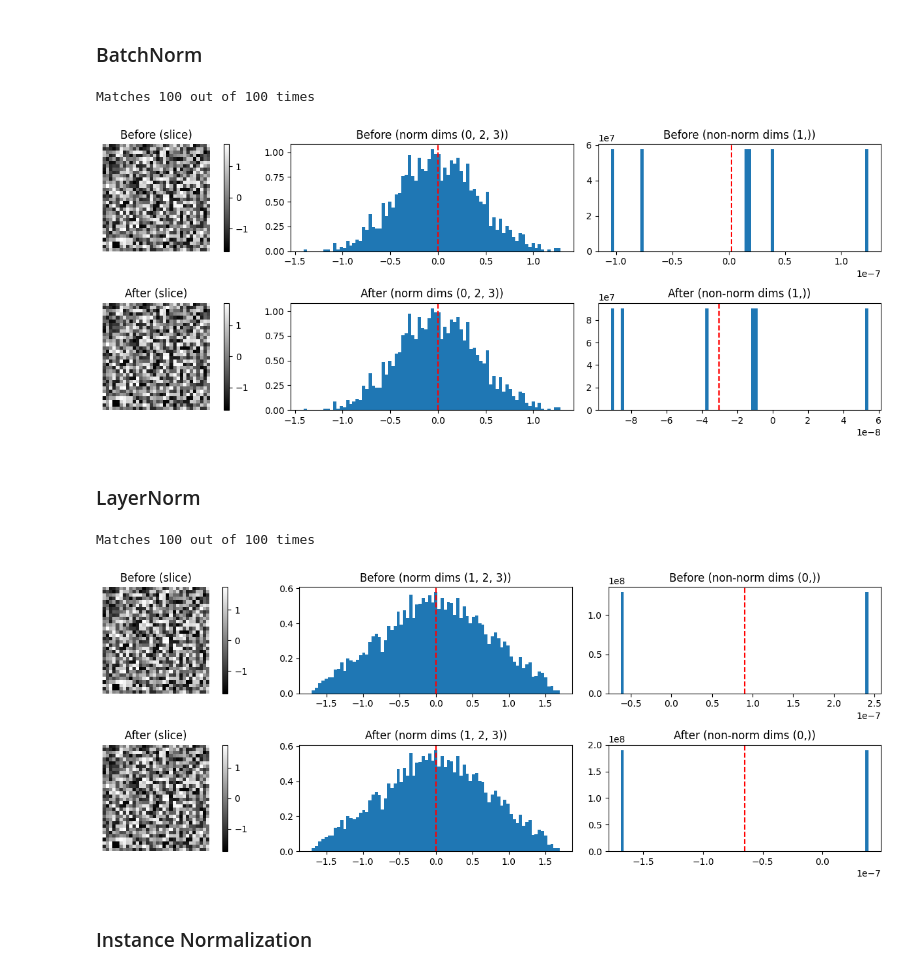
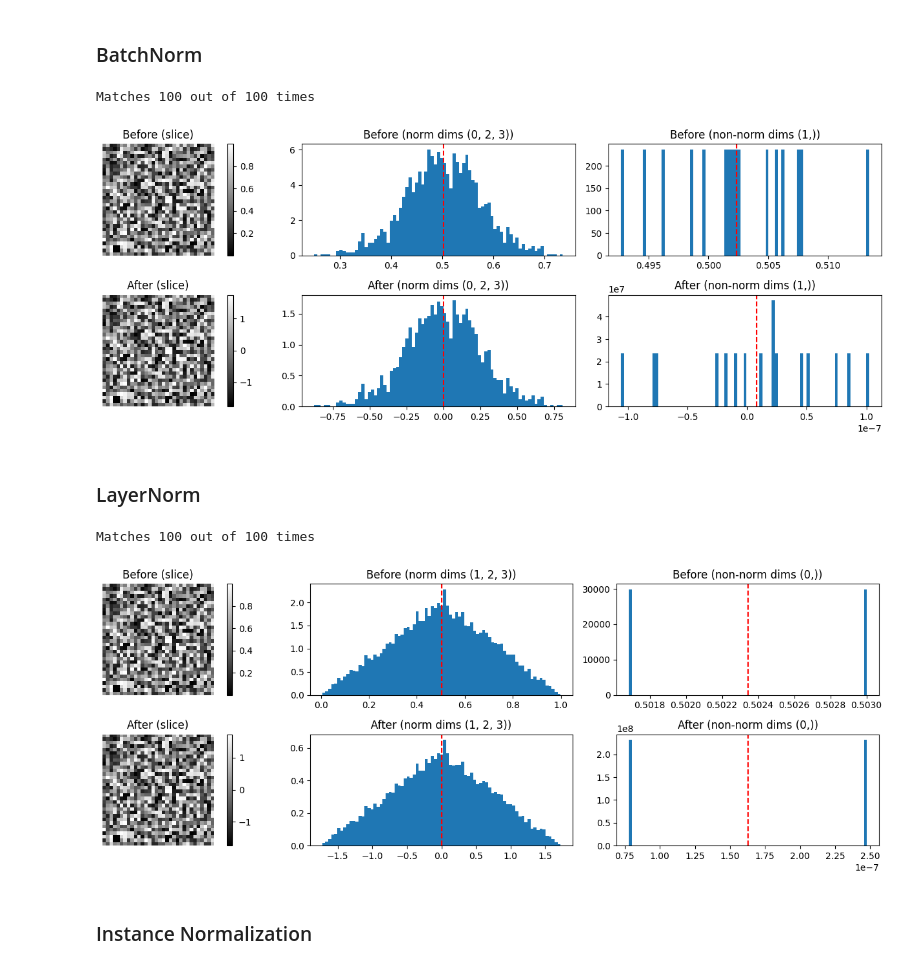
Before and after one commit to mohanen/deep-learning-blueprint, a Jupyter notebook: NormalizationLayers.ipynb, the cells around one changed output. Cells and saved outputs as stored; diff of their text form; code cells hidden in the pictures.

```diff
--- a/NormalizationLayers.ipynb
+++ b/NormalizationLayers.ipynb
@@ -18,6 +18,7 @@ import torch
 import torch.nn as nn
 
 torch.manual_seed(0)
+B, C, H, W = 2, 16, 32, 32
 
 def visualize_norm_effect(before, after, norm_dims):
     """
@@ -96,14 +97,13 @@ def match_with_torch(torchNorm, customNorm):
     pass_count = 0
     # check for given iterations and print pass percentage
     for i in range(checks):
-        x = torch.rand(2, 6, 32, 32)
+        x = torch.rand(B, C, H, W)
         if torch.allclose(torchNorm(x), customNorm(x), rtol=1e-5, atol=1e-6):
             pass_count += 1
     print(f"Matches {pass_count} out of {checks} times")
 
 # Sample Random Input
-x = torch.rand(2, 6, 32, 32)
-B, C, H, W = x.shape
+x = torch.rand(B, C, H, W)
 # %% [markdown]
 ### BatchNorm
 # %%
@@ -144,36 +144,36 @@ class BatchNorm2d(nn.Module):
                 mean = x.mean(dim=norm_dims)
                 # unbiased=False means divide by N instead of N-1 (just like in pytorch)
                 var = x.var(dim=norm_dims, unbiased=False)
                 # update the running mean and var
                 self.running_mean.mul_(1 - self.momentum).add_(mean.detach() * self.momentum)
                 self.running_var.mul_(1 - self.momentum).add_(var.detach() * self.momentum)
             else:
                 # if track_running_stats is False, we use the running mean and var
                 mean = self.running_mean
                 var = self.running_var
         else:
             # if track_running_stats is False, we use the mean and var of the batch
             mean = x.mean(dim=norm_dims)
             var = x.var(dim=norm_dims, unbiased=False)
 
         # reshape to match the input shape for broadcasting
         mean = mean.view(broadcast_shape)
         var = var.view(broadcast_shape)
 
         # normalize the input and 1/sqrt = rsqrt (faster than 1/sqrt)
         x = (x - mean) * torch.rsqrt(var + self.eps)
         if self.affine:
             x = self.gamma.view(broadcast_shape) * x + self.beta.view(broadcast_shape)
 
         return x
 
 
-match_with_torch(BatchNorm2d(6), nn.BatchNorm2d(6))
+match_with_torch(BatchNorm2d(C), nn.BatchNorm2d(C))
 
-visualize_norm_effect(BatchNorm2d(6)(x), nn.BatchNorm2d(6)(x), norm_dims=(0, 2, 3))
+visualize_norm_effect(x, BatchNorm2d(C)(x), norm_dims=(0, 2, 3))
 # %% [output]
 Matches 100 out of 100 times
-[figure, old version]
+[figure, new version]
 # %% [markdown]
 ### LayerNorm
 # %%
@@ -219,10 +219,10 @@ class LayerNorm(nn.Module):
 
 
 match_with_torch(LayerNorm((C, H, W)), nn.LayerNorm((C, H, W)))
-visualize_norm_effect(LayerNorm((C, H, W))(x), nn.LayerNorm((C, H, W))(x), norm_dims=(1, 2, 3))
+visualize_norm_effect(x, LayerNorm((C, H, W))(x), norm_dims=(1, 2, 3))
 # %% [output]
 Matches 100 out of 100 times
-[figure, old version]
+[figure, new version]
 # %% [markdown]
 ### Instance Normalization
 # %%
```
Also changed, not shown: parts of 3 cells of this notebook, 1 other file.
